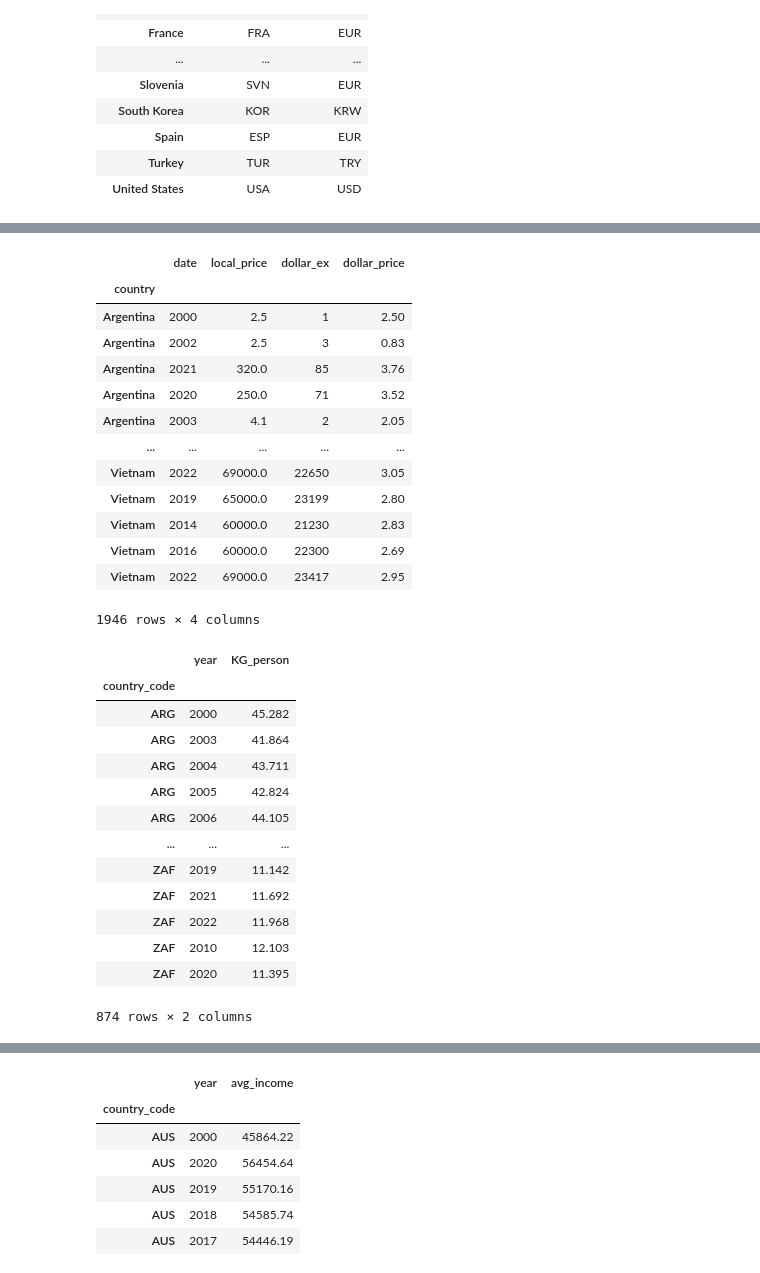
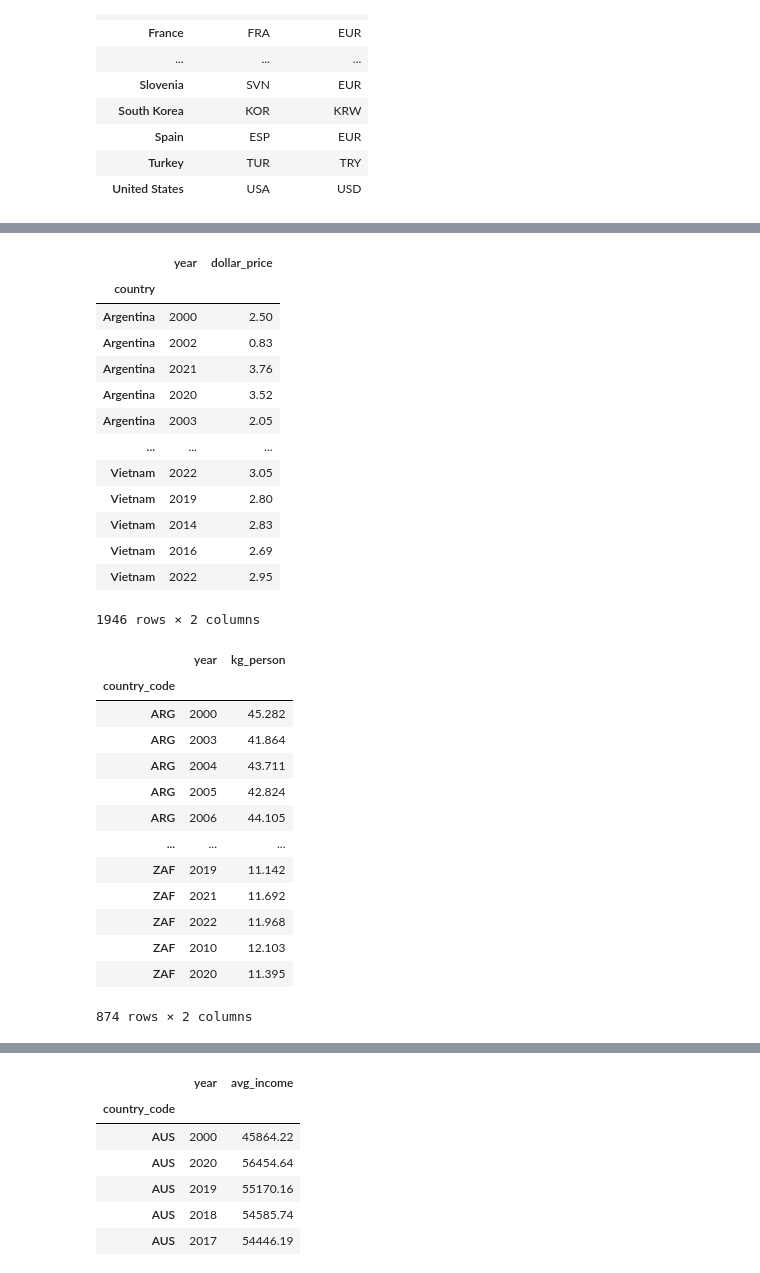
Before and after one commit to LindseyWol/Project2, a Jupyter notebook: cleanup.ipynb, the cells around one changed output, grey strips where cells are left out. Cells and saved outputs as stored; diff of their text form; code cells hidden in the pictures.

```diff
--- a/cleanup.ipynb
+++ b/cleanup.ipynb
@@ -8,9 +9,9 @@ import datetime
 # %%
 # Store filepath in a variable
-BigMac = "Resources/BigmacPrice.csv"
-MeatConsumption = "Resources/meat_consumption.csv"
-MinWage = "Resources/Min_wage.csv"
-AvgIncome = "Resources/avg_income.csv"
+BigMac = "Resources/Original/BigmacPrice.csv"
+MeatConsumption = "Resources/Original/meat_consumption.csv"
+MinWage = "Resources/Original/Min_wage.csv"
+AvgIncome = "Resources/Original/avg_income.csv"
 # %%
 # Read our Data file with the pandas library
 # Not every CSV requires an encoding, but be aware this can come up
@@ -139,40 +166,37 @@ countries_df
 # %%
 #BigMac_df cleanup
-#Change date to yyyy
-BigMac_df['date'] = pd.to_datetime(BigMac_df['date'])
-BigMac_df['date'] = pd.DatetimeIndex(BigMac_df['date']).year
-#rename 'name' to 'country' and rearrange columns
-BigMac_df = BigMac_df.rename(columns={"name": "country"})
-BigMac_df = BigMac_df[['country', 'date', 'local_price', 'dollar_ex', 'dollar_price']]
+#rename 'name' to 'country' and 'date' to 'year'
+BigMac_df = BigMac_df.rename(columns={"name": "country", "date": "year"})
+BigMac_df = BigMac_df[['country', 'year', 'dollar_price']]
 #preview cleaned up df
 BigMac_df = BigMac_df.set_index(['country']).sort_index()
 BigMac_df
 # %% [output]
-|  | date | local_price | dollar_ex | dollar_price |
-| country |  |  |  |  |
-| Argentina | 2000 | 2.5 | 1 | 2.50 |
-| Argentina | 2002 | 2.5 | 3 | 0.83 |
-| Argentina | 2021 | 320.0 | 85 | 3.76 |
-| Argentina | 2020 | 250.0 | 71 | 3.52 |
-| Argentina | 2003 | 4.1 | 2 | 2.05 |
-| ... | ... | ... | ... | ... |
-| Vietnam | 2022 | 69000.0 | 22650 | 3.05 |
-| Vietnam | 2019 | 65000.0 | 23199 | 2.80 |
-| Vietnam | 2014 | 60000.0 | 21230 | 2.83 |
-| Vietnam | 2016 | 60000.0 | 22300 | 2.69 |
-| Vietnam | 2022 | 69000.0 | 23417 | 2.95 |
+|  | year | dollar_price |
+| country |  |  |
+| Argentina | 2000 | 2.50 |
+| Argentina | 2002 | 0.83 |
+| Argentina | 2021 | 3.76 |
+| Argentina | 2020 | 3.52 |
+| Argentina | 2003 | 2.05 |
+| ... | ... | ... |
+| Vietnam | 2022 | 3.05 |
+| Vietnam | 2019 | 2.80 |
+| Vietnam | 2014 | 2.83 |
+| Vietnam | 2016 | 2.69 |
+| Vietnam | 2022 | 2.95 |
-1946 rows × 4 columns
+1946 rows × 2 columns
 # %%
 #MeatConsumption_df cleanup
 #Rename 'location' to 'country code' and 'time' to 'year'
-MeatConsumption_df = MeatConsumption_df.rename(columns={"LOCATION": "country_code", "TIME": "year", "Value": "KG_person"})
+MeatConsumption_df = MeatConsumption_df.rename(columns={"LOCATION": "country_code", "TIME": "year", "Value": "kg_person"})
 #Drop Indicator, Subject, Measure, Frequency, Flag Codes
 MeatConsumption_df = MeatConsumption_df.drop(columns=['INDICATOR', 'SUBJECT', 'MEASURE', 'FREQUENCY', 'Flag Codes'])
 #Preview cleaned table
 MeatConsumption_df = MeatConsumption_df.set_index(['country_code']).sort_index()
 MeatConsumption_df
 # %% [output]
-|  | year | KG_person |
+|  | year | kg_person |
 | country_code |  |  |
 | ARG | 2000 | 45.282 |
 | ARG | 2003 | 41.864 |
```
Also changed, not shown: parts of 7 cells of this notebook, 15 other files.
